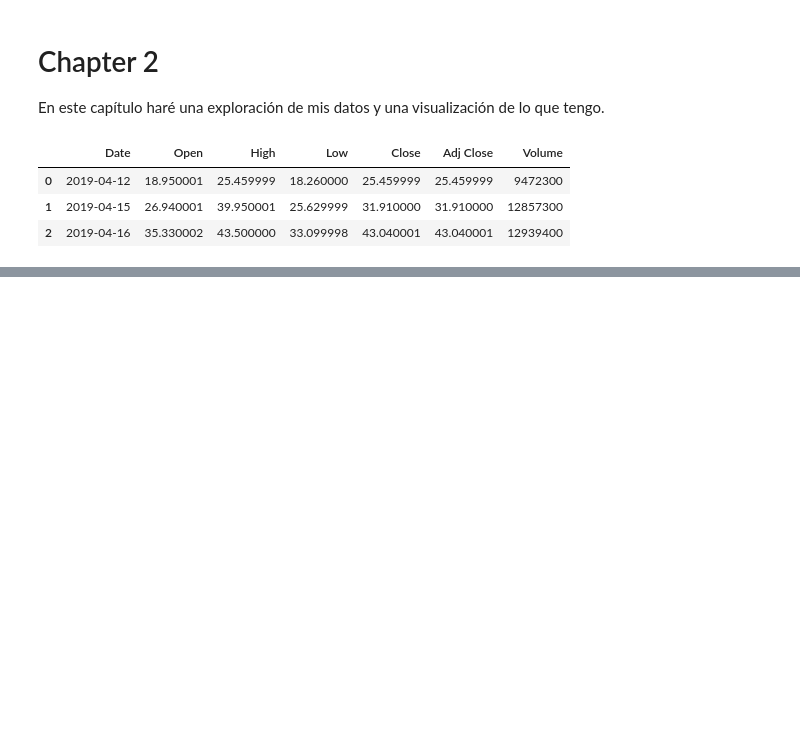
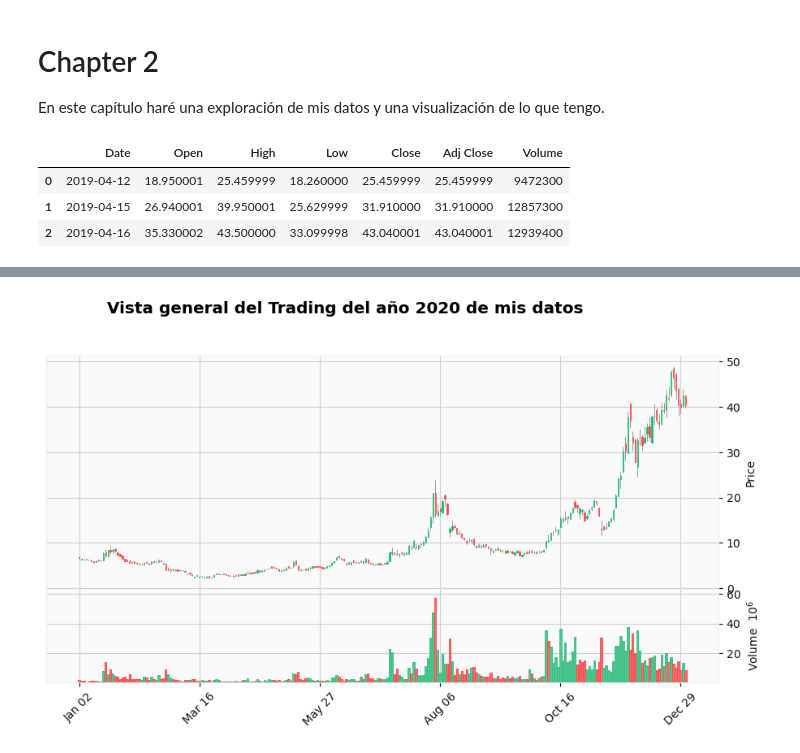
Before and after one commit to Fatbound/Portfolio, a Jupyter notebook: JMIA/notebooks/2. Analisis y Exploración.ipynb, the cells around one changed output, grey strips where cells are left out. Drawn from its saved outputs; the diff is of its cells as text; code cells hidden in the pictures; blank space fills up the shorter version.

```diff
--- a/JMIA/notebooks/2. Analisis y Exploración.ipynb
+++ b/JMIA/notebooks/2. Analisis y Exploración.ipynb
@@ -29,0 +38,4 @@ Al observar los datos de
+# %%
+mpf.plot(df_2020,type="candle",volume=True,style="yahoo",figratio = (2, 1),title="Vista general del Trading del año 2020 de mis datos")
+# %% [output]
+[figure, added]
```
Also changed, not shown: parts of 13 cells of this notebook.
